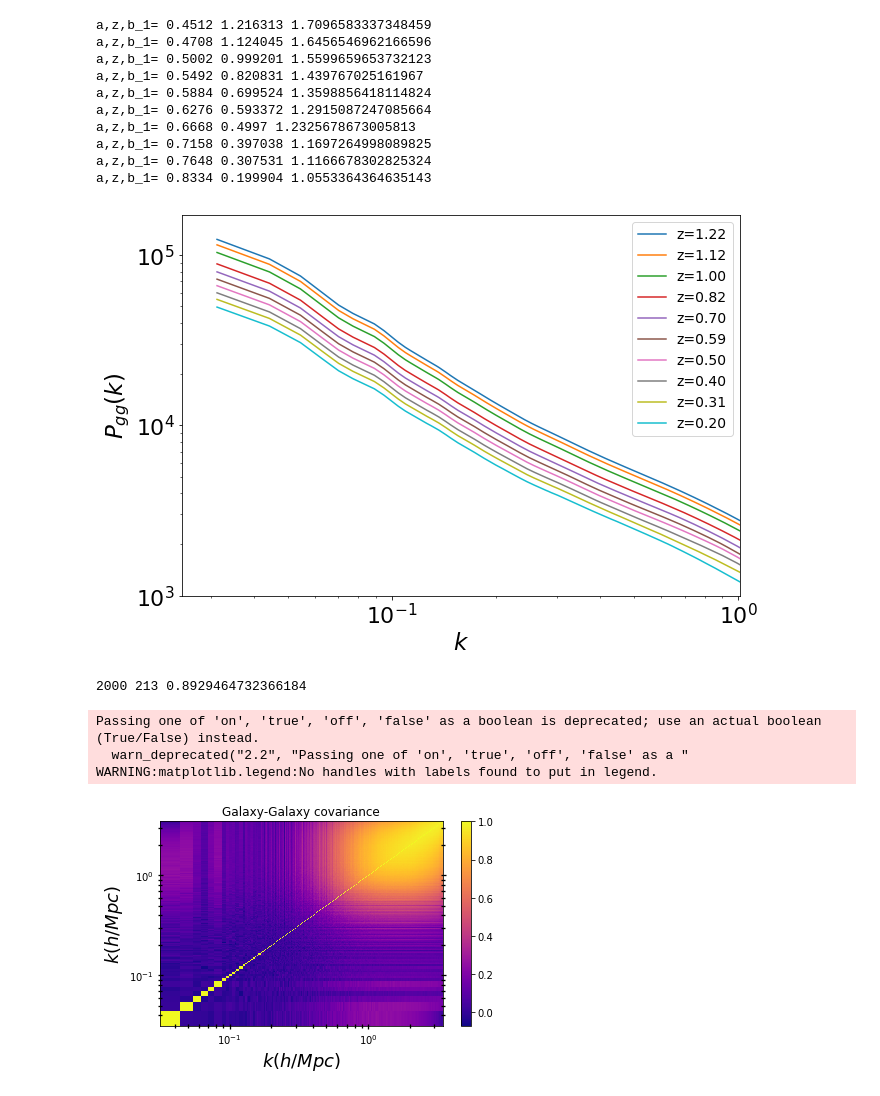
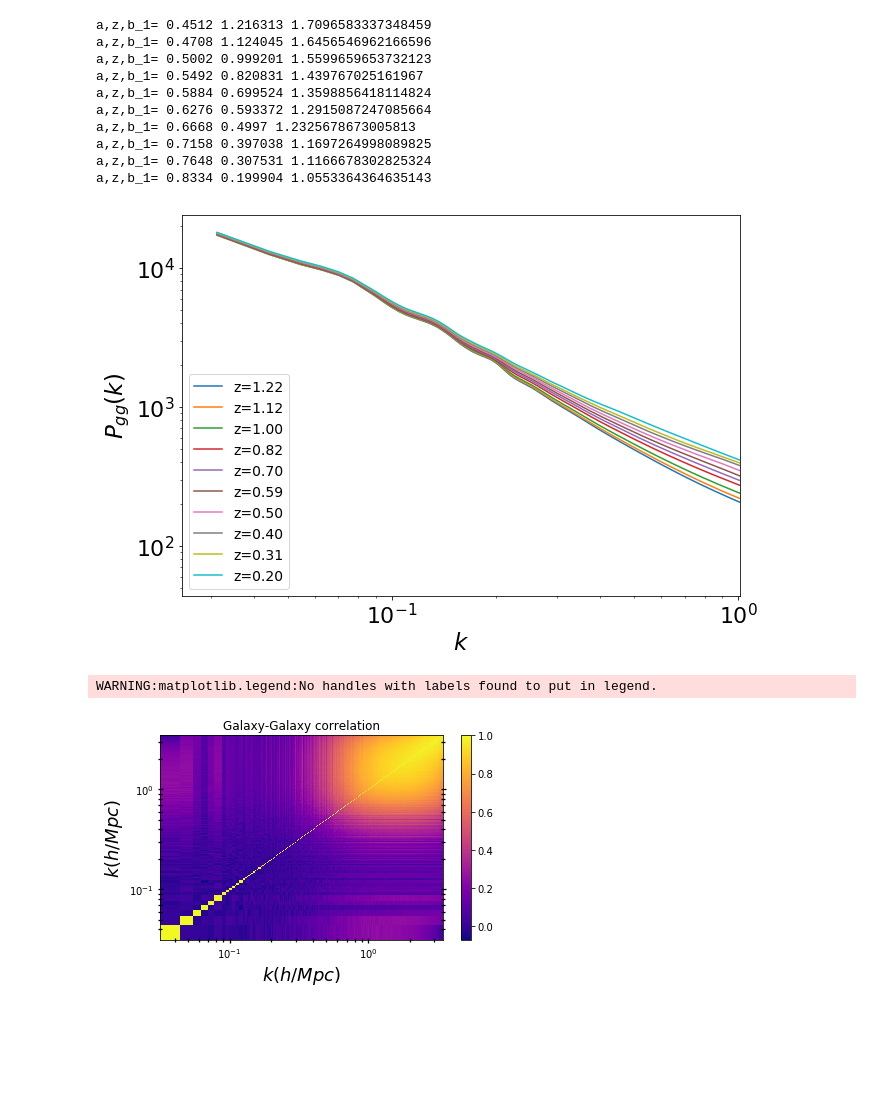
Before and after one commit to LSSTDESC/mgemu, a Jupyter notebook: notebooks/Galaxy_pmg.ipynb, the cells around one changed output. Drawn from its saved outputs; the diff is of its cells as text; code cells hidden in the pictures; blank space fills up the shorter version.

Commit message:
correct units and Pmg calculations

```diff
--- a/notebooks/Galaxy_pmg.ipynb
+++ b/notebooks/Galaxy_pmg.ipynb
@@ -24,8 +29,13 @@ def p_ggmg(Om, h, ns, s8, fR0, n, z, b1, shot):
     pkratio, k = emu(Omh2, ns, s8, fR0, n, z)
     cosmo = pyccl.Cosmology(Omega_c=Om-0.02203/(h**2), Omega_b=0.02203/(h**2), h=h, sigma8=s8, n_s=ns, Neff=3.04, transfer_function='boltzmann_class', matter_power_spectrum='emu')
     a = 1./(1+z)
-    pk_nl = pyccl.nonlin_matter_power(cosmo, k, a)
-    pk_mg = pk_lcdm*pkratio
+    #Now we have to be careful, because mgemu k-units are in h/Mpc, while CCL units are in 1/Mpc. convert k-emu range
+    kccl = k*h
+    pk_nl = pyccl.nonlin_matter_power(cosmo, kccl, a)
+    #CCL output pk is in Mpc^3, convert to (Mpc/h)^3
+    pk_nl *= h*h*h
+    #pk_mg = pk_lcdm*pkratio
+    pk_mg = pk_nl*pkratio
     pgg_mg = b1*b1*pk_mg + shot
     return pgg_mg, k
 # %%
@@ -211,31 +201,31 @@ a,z,b_1= 0.8334 0.199904 1.0553364364635143
 # %%
 #Evaluate and Plot P_gg for 10 snapshots of the Y10 galaxy sample
 plt.figure(1, figsize=(10, 7) )
 plt.tick_params(axis='both', which='major', labelsize=22)
 fR0_arr= np.logspace(-6, -4, 5)
 #b1 =1.2
 #shot = 10.0
 for i in (irangey10):
     astep = timesteps[i,0]
     zstep = timesteps[i,1]
     #linear bias for galaxy sample, in our case Y10
     b1=b1y10*Dgr(1)/Dgr(astep) #Bias for Y10
     Shot = Veff(zstep, Om, biny10)/Nz(zstep, ay10, z0y10, NY10, biny10)
     p_gg, k = p_ggmg(Om, h, ns, s8, fR0, n, zstep, b1, shot)
     #plt.plot(k, p_mg, label = "log(fR0)={:.2f}".format(np.log10(fR0)) )
     plt.plot(k, p_gg, label = "z={:.2f}".format(zstep) )
 plt.xscale('log')
 plt.yscale('log')
 plt.ylabel(r'$P_{gg}(k)$', fontsize=23)
 plt.xlabel(r'$k$', fontsize=23)
 plt.legend(fontsize=14)
 plt.xlim(0, 1.01)
-plt.ylim(1e3,)
+#plt.ylim(1e3,)
 
 
 plt.show()
 # %% [output]
-[figure, old version]
+[figure, new version]
 # %%
 #print (Nseed, k.shape[0],((Nseed-k.shape[0]-2)/(Nseed-1)))
 #Import covariance matrices
@@ -244,8 +234,6 @@ for i in (irangey10):
     zstep = timesteps[i,1]
     locals()['covPMGmat_'+str(i)] = np.loadtxt('./Covariance_data/covariance_step_'+str(i)+'.txt')
     locals()['InvcovPMGmat_'+str(i)] = ((Nseed-k.shape[0]-2)/(Nseed-1))*np.linalg.inv(locals()['covPMGmat_'+str(i)])
-# %% [output]
-2000 213 0.8929464732366184
 # %%
 kvec = k
 def applyPlotStyle14():
@@ -272,15 +260,13 @@ from matplotlib import cm
 fig11=plt.figure('test')
 ax=fig11.add_subplot(111)
 applyPlotStyle14()
-ax.set_title('Galaxy-Galaxy covariance')
+ax.set_title('Galaxy-Galaxy correlation')
 #pltcov=ax.pcolormesh(kvec,kvec,covPMGmat_43, cmap='plasma')
 pltcov=ax.pcolormesh(kvec,kvec,corrPMGmat_43, cmap='plasma')
 fig11.colorbar(pltcov, ax=ax)
 plt.tight_layout()
 plt.show()
 # %% [output]
-Passing one of 'on', 'true', 'off', 'false' as a boolean is deprecated; use an actual boolean (True/False) instead.
-  warn_deprecated("2.2", "Passing one of 'on', 'true', 'off', 'false' as a "
 WARNING:matplotlib.legend:No handles with labels found to put in legend.
 [figure]
 # %%
```
Also changed, not shown: parts of 14 cells of this notebook.
